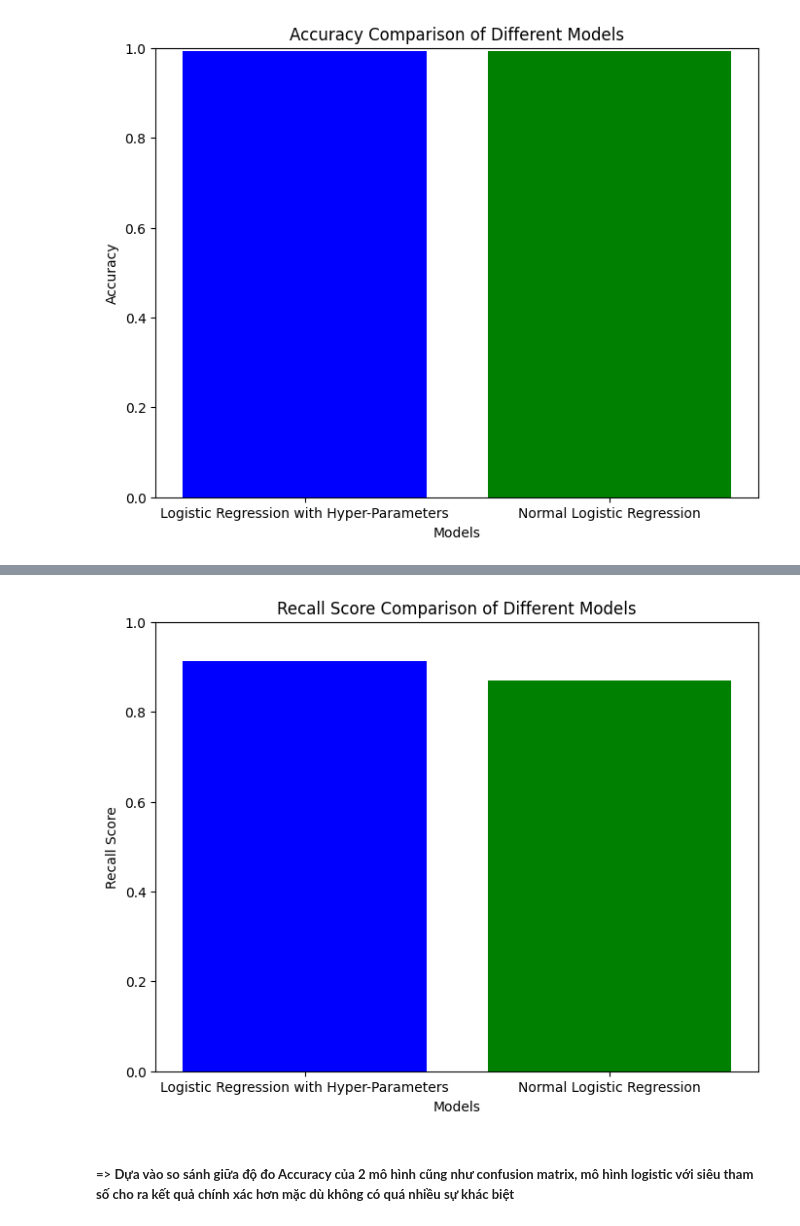
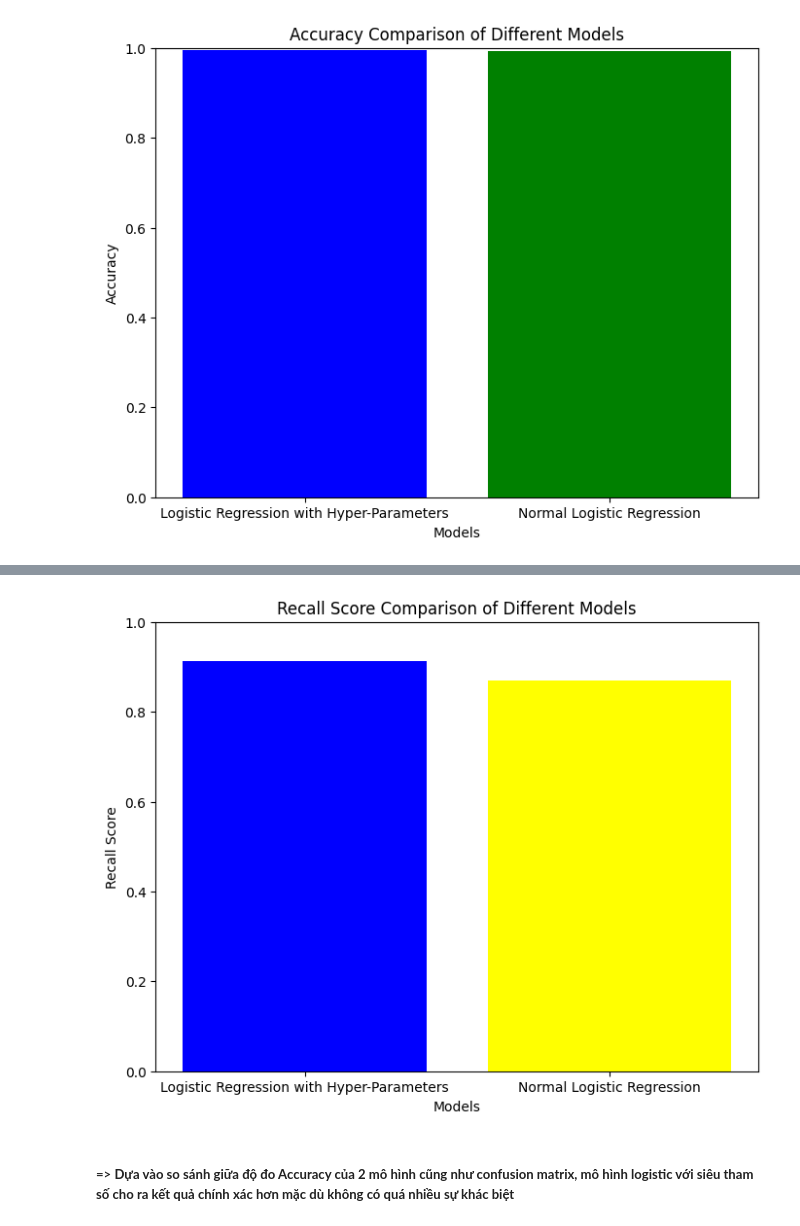
Before and after one commit to dabeii/GroupCompetition-ML08, a Jupyter notebook: Group_08_Competition_Phase1.ipynb, the cells around one changed output, grey strips where cells are left out. Cells and saved outputs as stored; diff of their text form; code cells hidden in the pictures.

```diff
--- a/Group_08_Competition_Phase1.ipynb
+++ b/Group_08_Competition_Phase1.ipynb
@@ -424,18 +424,18 @@ plt.show()
 # %%
 # Tạo danh sách các mô hình và recall score tương ứng
 models = ['Logistic Regression with Hyper-Parameters', 'Normal Logistic Regression']
 precisions = [best_lr_model_recall, lr_val_recall]
 
 # Vẽ biểu đồ cột so sánh precision score
 plt.figure(figsize=(8, 6))
-plt.bar(models, precisions, color=['blue', 'green', 'red'])
+plt.bar(models, precisions, color=['blue', 'yellow'])
 plt.title('Recall Score Comparison of Different Models')
 plt.xlabel('Models')
 plt.ylabel('Recall Score')
 plt.ylim(0, 1)
 plt.show()
 # %% [output]
-[figure, old version]
+[figure, new version]
 # %% [markdown]
 ##### => **Dựa vào so sánh giữa độ đo Accuracy của 2 mô hình cũng như confusion matrix, mô hình logistic với siêu tham số cho ra kết quả chính xác hơn mặc dù không có quá nhiều sự khác biệt**
 # %% [markdown]
```
Also changed, not shown: parts of 7 cells of this notebook.
